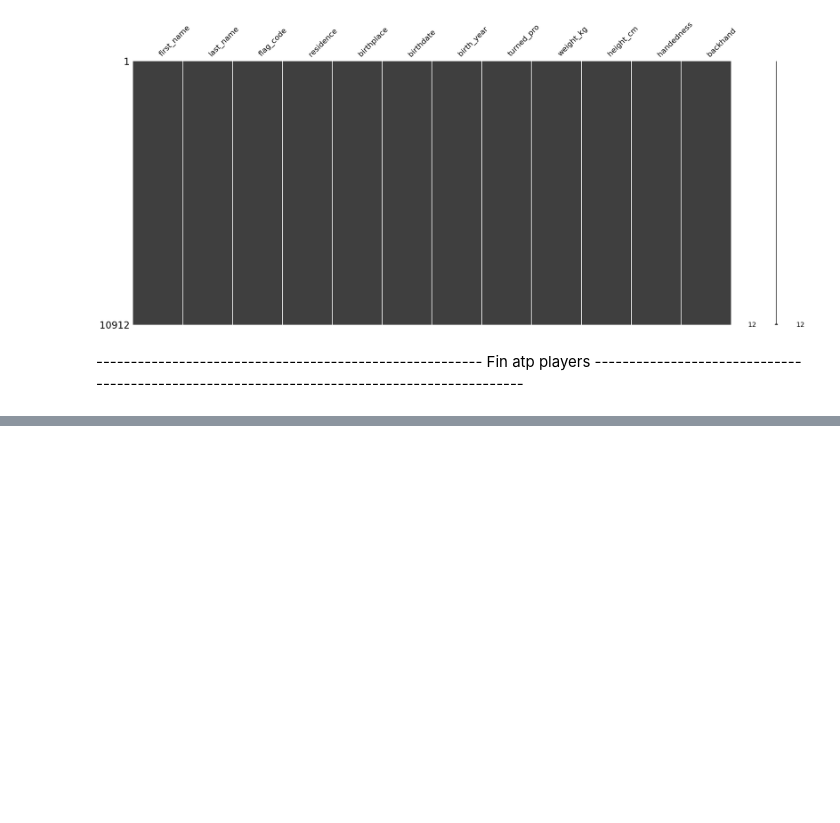
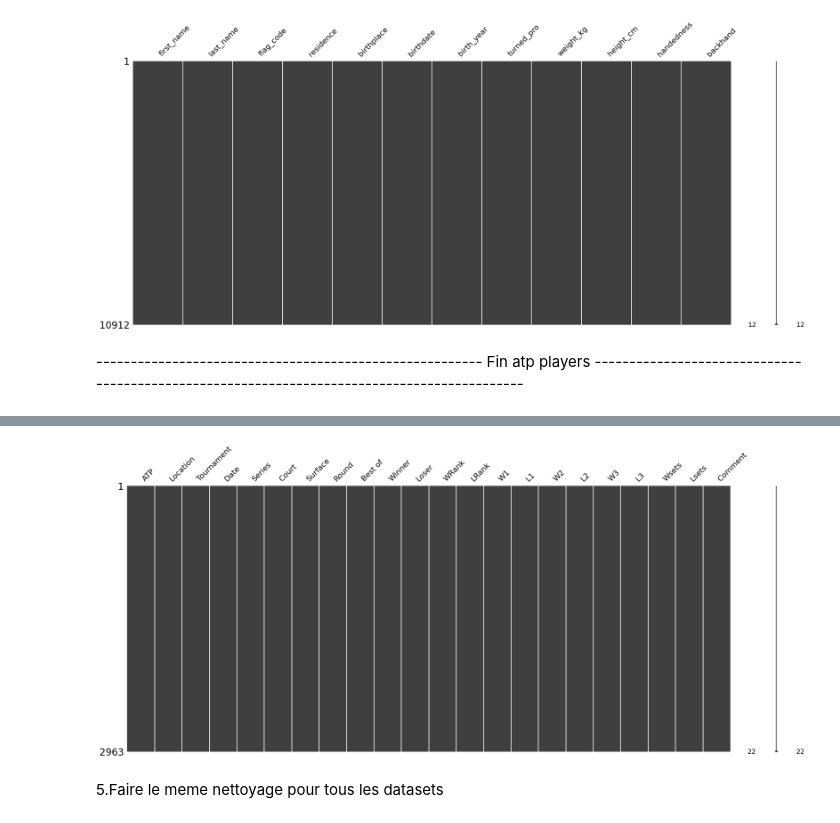
Before and after one commit to S0nia11/Projet_Sp-, a Jupyter notebook: Nettoyage data/Datasets/atp-match-data/Nettoyage_atp.ipynb, the cells around one changed output, grey strips where cells are left out. Saved outputs shown, nothing was run; the diff lists cells and outputs as text; code cells hidden in the pictures; blank space fills up the shorter version.

```diff
--- a/Nettoyage data/Datasets/atp-match-data/Nettoyage_atp.ipynb
+++ b/Nettoyage data/Datasets/atp-match-data/Nettoyage_atp.ipynb
@@ -67,0 +107,7 @@ plt.show()
+# %%
+msno.matrix(df2)
+plt.show()
+# %% [output]
+[figure, added]
+# %% [markdown]
+5.Faire le meme nettoyage pour tous les datasets
```
Also changed, not shown: parts of 10 cells of this notebook.
